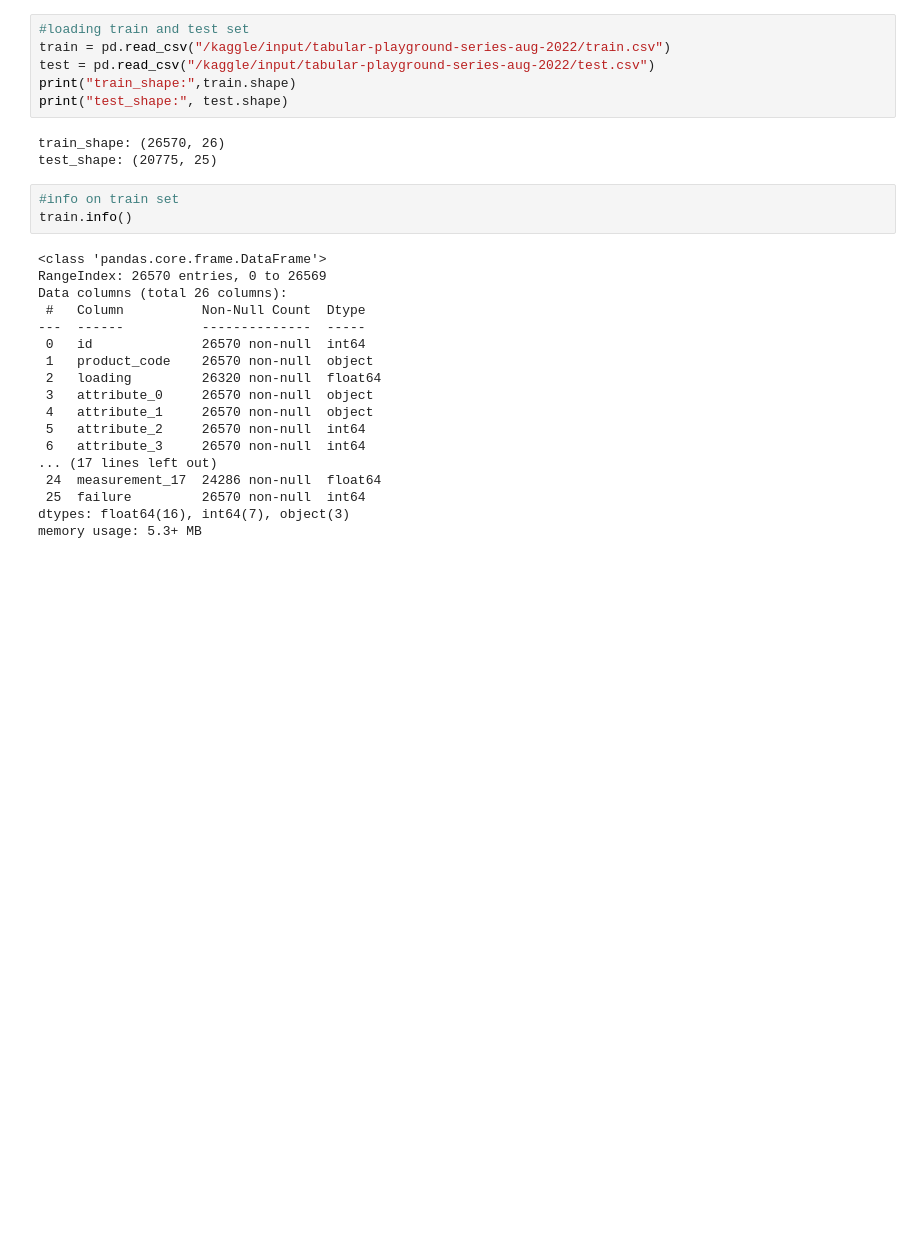
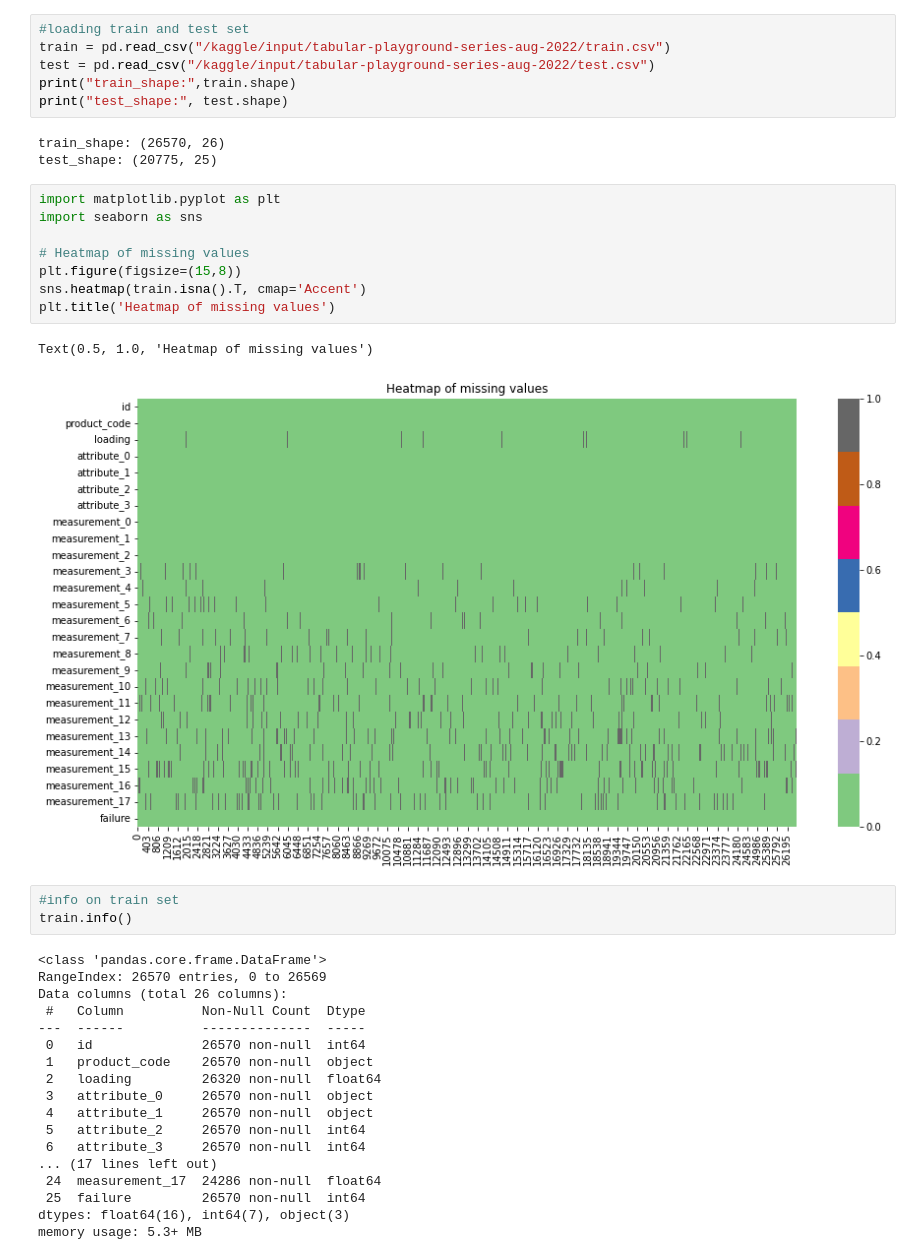
Before and after one commit to Vasan-th/Summer-School-2022, a Jupyter notebook: tps-aug.ipynb, the cells around one changed output. Cells and saved outputs as stored; diff of their text form; blank space fills up the shorter version.

```diff
--- a/tps-aug.ipynb
+++ b/tps-aug.ipynb
@@ -29,6 +29,17 @@ print("test_shape:", test.shape)
 # %% [output]
 train_shape: (26570, 26)
 test_shape: (20775, 25)
+# %%
+import matplotlib.pyplot as plt
+import seaborn as sns
+
+# Heatmap of missing values
+plt.figure(figsize=(15,8))
+sns.heatmap(train.isna().T, cmap='Accent')
+plt.title('Heatmap of missing values')
+# %% [output]
+Text(0.5, 1.0, 'Heatmap of missing values')
+[figure, added]
 # %%
 #info on train set
 train.info()
```
Also changed, not shown: parts of 18 cells of this notebook.
